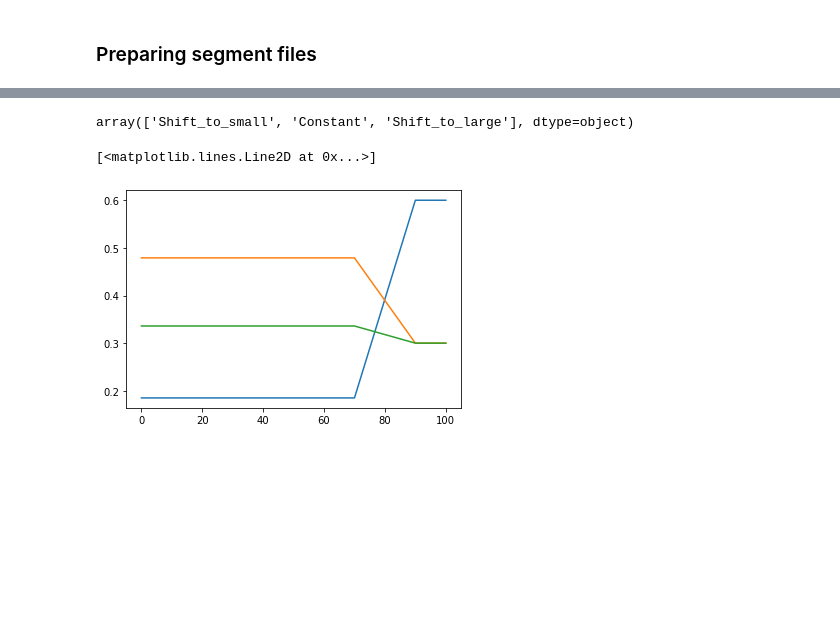
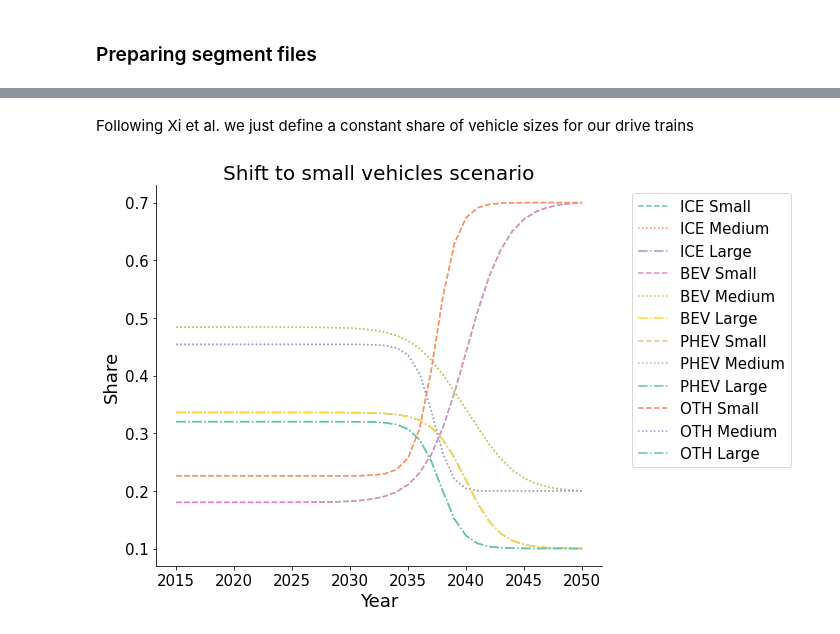
Before and after one commit to fernaag/Global_LIB_system, a Jupyter notebook: data_handling/fitting_and_preparation/size_motorEnergy_World.ipynb, the cells around one changed output, grey strips where cells are left out. Drawn from its saved outputs; the diff is of its cells as text; code cells hidden in the pictures; blank space fills up the shorter version.

Commit message:
updated sizes and created graphical abstract

```diff
--- a/data_handling/fitting_and_preparation/size_motorEnergy_World.ipynb
+++ b/data_handling/fitting_and_preparation/size_motorEnergy_World.ipynb
@@ -166,11 +151,2 @@ for s, S in enumerate(size.Scenario.unique()):
-# %%
-size.Scenario.unique()
-# %% [output]
-array(['Shift_to_small', 'Constant', 'Shift_to_large'], dtype=object)
-# %%
-plt.plot(size_fit[0,1,0,:])
-plt.plot(size_fit[0,1,1,:])
-plt.plot(size_fit[0,1,2,:])
-# %% [output]
-[<matplotlib.lines.Line2D at 0x...>]
-[figure, removed]
+# %% [markdown]
+Following Xi et al. we just define a constant share of vehicle sizes for our drive trains
@@ -176,0 +167,45 @@ plt.plot(size_fit[0,1,2,:])
+# %%
+# Trying logistic
+t = np.arange(1950,2023)
+t = np.append(t, 2050)
+size_fit = np.zeros((NV, Ng,Ns,Nt))
+# Shift to smaller vehicles
+
+size_shares = np.zeros((Ng, Ns, 74))
+
+for g in range(Ng):
+    for s in [0,2]: # Medium share to be computed from mass balance
+        # Create array of share of vehicles until 2022 and then add 2050 value assume that all vehicles end with the same share
+        small_share = np.array([0.7])
+        large_share = np.array([0.1])
+        small_share = np.append(SizeArray[g,0,:73], small_share)
+        large_share = np.append(SizeArray[g,2,:73], large_share)
+        size_shares[:,0,:] = small_share
+        size_shares[:,2,:] = large_share
+        popt, pcov = curve_fit(logistic, t, size_shares[g,s,:], bounds=([2020, 0., size_shares[g,s,70]-0.1, 0], [2040, 1000, size_shares[g,s,70]+0.1, 1])) # Bounds are set as ([low_ti, low_tau, low_Co, low_C1],[high_ti,high_tau, high_Co, high_C1 ])
+        size_fit[0,g,s,:] = logistic(np.arange(1950,2051), *popt)
+        size_fit[0,g,1,:] = 1- size_fit[0,g,0,:] - size_fit[0,g,2,:]
+# %%
+fig, ax = plt.subplots(figsize=(8,7))
+ax.set_prop_cycle(custom_cycler)
+V=0
+for i,g in enumerate(IndexTable.Classification[IndexTable.index.get_loc('Good')].Items):
+    for j,s in enumerate(IndexTable.Classification[IndexTable.index.get_loc('Size')].Items):
+        if s == 'Small':
+            ax.plot(np.arange(2015, 2051), size_fit[V,i,j,65:], label=f'{g} {s}', linestyle='--')
+        if s == 'Medium':
+            ax.plot(np.arange(2015, 2051), size_fit[V,i,j,65:], label=f'{g} {s}', linestyle=':')
+        if s == 'Large':
+            ax.plot(np.arange(2015, 2051), size_fit[V,i,j,65:], label=f'{g} {s}', linestyle='-.')
+        ax.set_ylabel('Share',fontsize =18)
+        right_side = ax.spines["right"]
+        right_side.set_visible(False)
+        top = ax.spines["top"]
+        top.set_visible(False)
+        plt.grid()
+        ax.legend(loc='upper left',prop={'size':15}, bbox_to_anchor =(1.05, 1))
+        ax.set_title('Shift to small vehicles scenario', fontsize=20)
+        ax.set_xlabel('Year',fontsize =18)
+        ax.tick_params(axis='both', which='major', labelsize=15)
+# %% [output]
+[figure, added]
```
Also changed, not shown: parts of 12 cells of this notebook, 8 other files.
